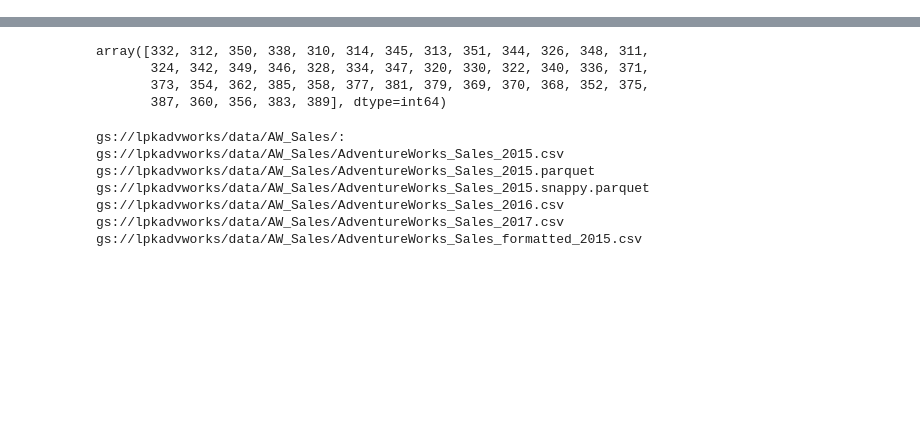
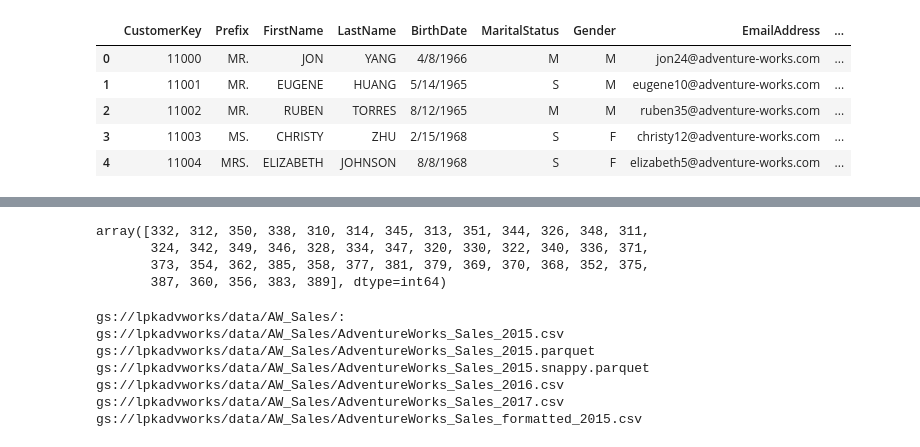
Before and after one commit to LenSin3/Adventure-Works-GCP, a Jupyter notebook: adventureworks/notebooks/02-Load Data into Bigquery from GCS Using python.ipynb, the cells around one changed output, grey strips where cells are left out. Saved outputs shown, nothing was run; the diff lists cells and outputs as text; code cells hidden in the pictures; blank space fills up the shorter version.

Commit message:
reorganized data directory and scripts

```diff
--- a/adventureworks/notebooks/02-Load Data into Bigquery from GCS Using python.ipynb
+++ b/adventureworks/notebooks/02-Load Data into Bigquery from GCS Using python.ipynb
@@ -10,0 +29,11 @@ client = bigquery.Client()
+# %%
+# customers
+customers = pd.read_csv('gs://lpkadvworks/data/other_data/AdventureWorks_Customers.csv', encoding ='ISO-8859-1')
+customers.head()
+# %% [output]
+|  | CustomerKey | Prefix | FirstName | LastName | BirthDate | MaritalStatus | Gender | EmailAddress | ... |
+| 0 | 11000 | MR. | JON | YANG | 4/8/1966 | M | M | jon24@adventure-works.com | ... |
+| 1 | 11001 | MR. | EUGENE | HUANG | 5/14/1965 | S | M | eugene10@adventure-works.com | ... |
+| 2 | 11002 | MR. | RUBEN | TORRES | 8/12/1965 | M | M | ruben35@adventure-works.com | ... |
+| 3 | 11003 | MS. | CHRISTY | ZHU | 2/15/1968 | S | F | christy12@adventure-works.com | ... |
+| 4 | 11004 | MRS. | ELIZABETH | JOHNSON | 8/8/1968 | S | F | elizabeth5@adventure-works.com | ... |
```
Also changed, not shown: parts of 24 cells of this notebook, 18 other files.
